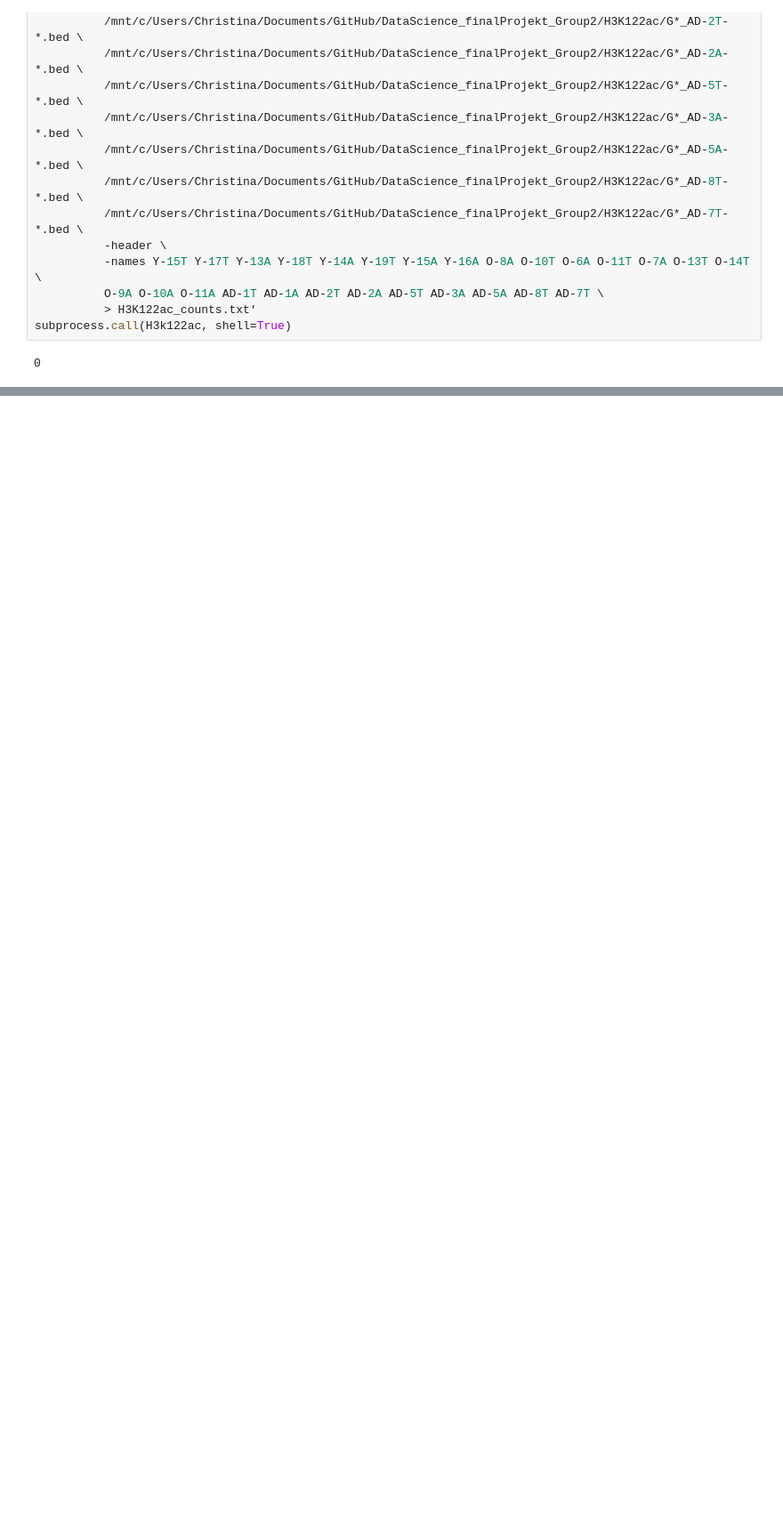
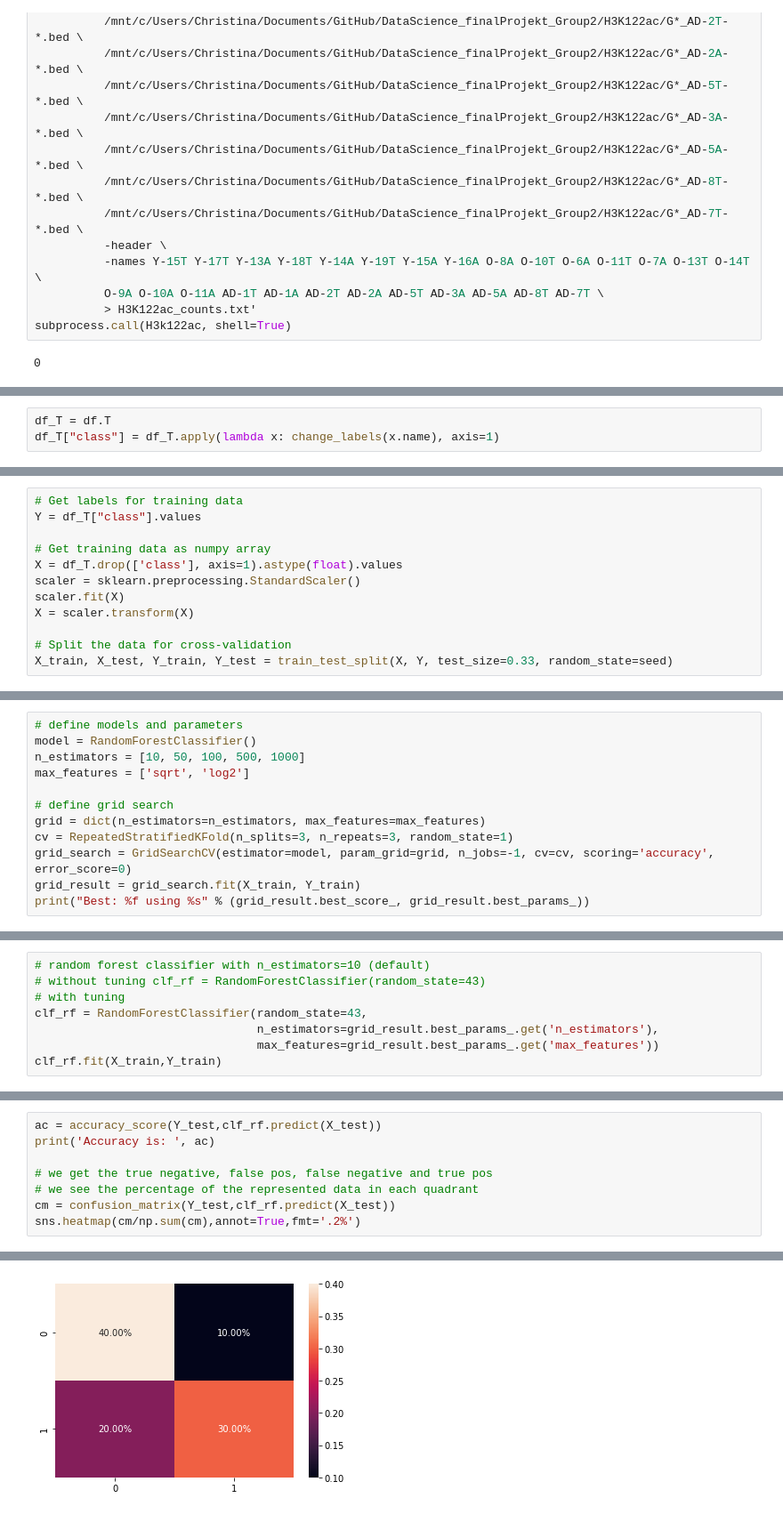
Before and after one commit to nepsygirl/DataScience_finalProjekt_Group2, a Jupyter notebook: notebook.ipynb, the cells around one changed output, grey strips where cells are left out. Shown at 89% size. Cells and saved outputs as stored; diff of their text form; blank space fills up the shorter version.

Commit message:
Data folder

```diff
--- a/notebook.ipynb
+++ b/notebook.ipynb
@@ -797,0 +880,3 @@ subprocess.call(H3k122ac, shell=True)
+# %%
+df_T = df.T
+df_T["class"] = df_T.apply(lambda x: change_labels(x.name), axis=1)
@@ -797,0 +929,12 @@ subprocess.call(H3k122ac, shell=True)
+# %%
+# Get labels for training data
+Y = df_T["class"].values
+
+# Get training data as numpy array
+X = df_T.drop(['class'], axis=1).astype(float).values
+scaler = sklearn.preprocessing.StandardScaler()
+scaler.fit(X)
+X = scaler.transform(X)
+
+# Split the data for cross-validation
+X_train, X_test, Y_train, Y_test = train_test_split(X, Y, test_size=0.33, random_state=seed)
@@ -797,0 +959,12 @@ subprocess.call(H3k122ac, shell=True)
+# %%
+# define models and parameters
+model = RandomForestClassifier()
+n_estimators = [10, 50, 100, 500, 1000]
+max_features = ['sqrt', 'log2']
+
+# define grid search
+grid = dict(n_estimators=n_estimators, max_features=max_features)
+cv = RepeatedStratifiedKFold(n_splits=3, n_repeats=3, random_state=1)
+grid_search = GridSearchCV(estimator=model, param_grid=grid, n_jobs=-1, cv=cv, scoring='accuracy', error_score=0)
+grid_result = grid_search.fit(X_train, Y_train)
+print("Best: %f using %s" % (grid_result.best_score_, grid_result.best_params_))
@@ -797,0 +973,8 @@ subprocess.call(H3k122ac, shell=True)
+# %%
+# random forest classifier with n_estimators=10 (default)
+# without tuning clf_rf = RandomForestClassifier(random_state=43)
+# with tuning
+clf_rf = RandomForestClassifier(random_state=43,
+                                n_estimators=grid_result.best_params_.get('n_estimators'),
+                                max_features=grid_result.best_params_.get('max_features'))
+clf_rf.fit(X_train,Y_train)
@@ -797,0 +983,9 @@ subprocess.call(H3k122ac, shell=True)
+# %%
+ac = accuracy_score(Y_test,clf_rf.predict(X_test))
+print('Accuracy is: ', ac)
+
+# we get the true negative, false pos, false negative and true pos
+# we see the percentage of the represented data in each quadrant
+cm = confusion_matrix(Y_test,clf_rf.predict(X_test))
+sns.heatmap(cm/np.sum(cm),annot=True,fmt='.2%')
+# %% [output]
@@ -797,0 +994 @@ subprocess.call(H3k122ac, shell=True)
+[figure, added]
```
Also changed, not shown: parts of 49 cells of this notebook, 5 other files.
